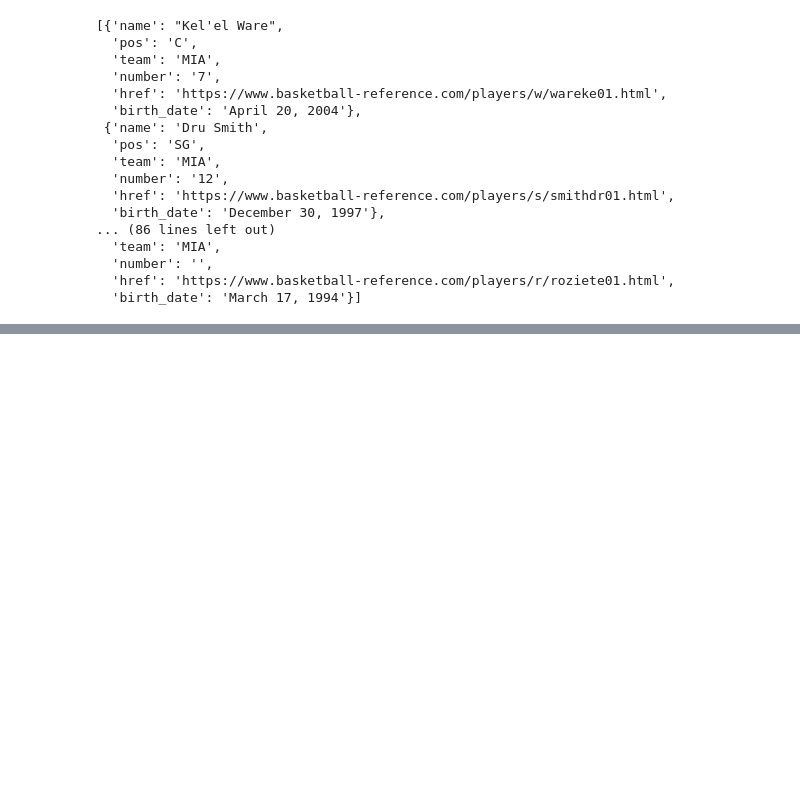
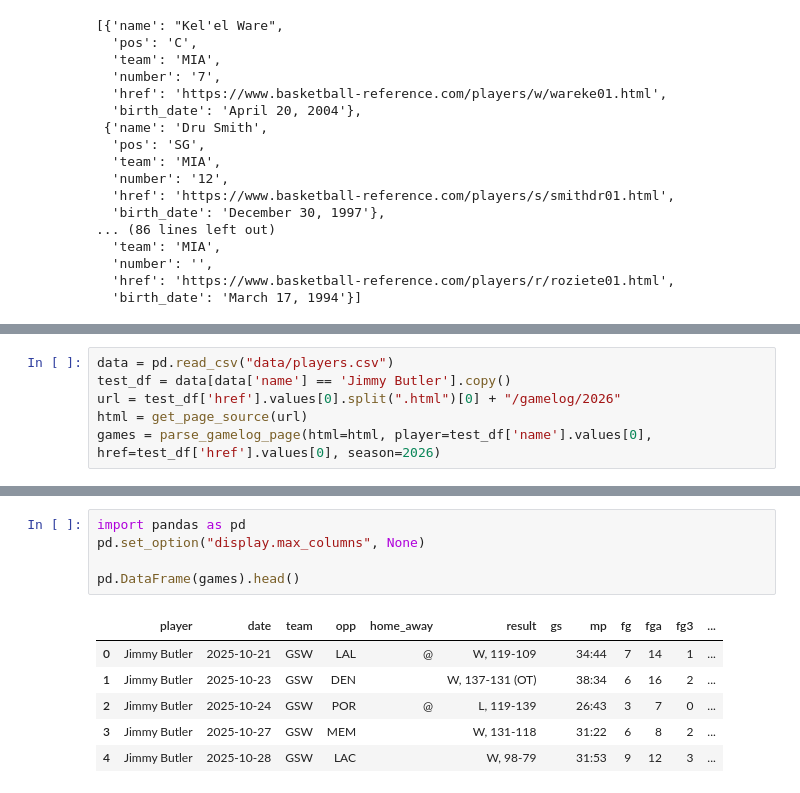
Before and after one commit to mikemoore26/nba_mike, a Jupyter notebook: main.ipynb, the cells around one changed output, grey strips where cells are left out. Saved outputs shown, nothing was run; the diff lists cells and outputs as text; blank space fills up the shorter version.

Commit message:
first attempt get_gamelogs

```diff
--- a/main.ipynb
+++ b/main.ipynb
@@ -494,0 +720,6 @@ players
+# %%
+data = pd.read_csv("data/players.csv")
+test_df = data[data['name'] == 'Jimmy Butler'].copy()
+url = test_df['href'].values[0].split(".html")[0] + "/gamelog/2026"
+html = get_page_source(url)
+games = parse_gamelog_page(html=html, player=test_df['name'].values[0], href=test_df['href'].values[0], season=2026)
@@ -494,0 +735,12 @@ players
+# %%
+import pandas as pd
+pd.set_option("display.max_columns", None)
+
+pd.DataFrame(games).head()
+# %% [output]
+|  | player | date | team | opp | home_away | result | gs | mp | fg | fga | fg3 | ... |
+| 0 | Jimmy Butler | 2025-10-21 | GSW | LAL | @ | W, 119-109 |  | 34:44 | 7 | 14 | 1 | ... |
+| 1 | Jimmy Butler | 2025-10-23 | GSW | DEN |  | W, 137-131 (OT) |  | 38:34 | 6 | 16 | 2 | ... |
+| 2 | Jimmy Butler | 2025-10-24 | GSW | POR | @ | L, 119-139 |  | 26:43 | 3 | 7 | 0 | ... |
+| 3 | Jimmy Butler | 2025-10-27 | GSW | MEM |  | W, 131-118 |  | 31:22 | 6 | 8 | 2 | ... |
+| 4 | Jimmy Butler | 2025-10-28 | GSW | LAC |  | W, 98-79 |  | 31:53 | 9 | 12 | 3 | ... |
```
Also changed, not shown: parts of 9 cells of this notebook, 31 other files.
